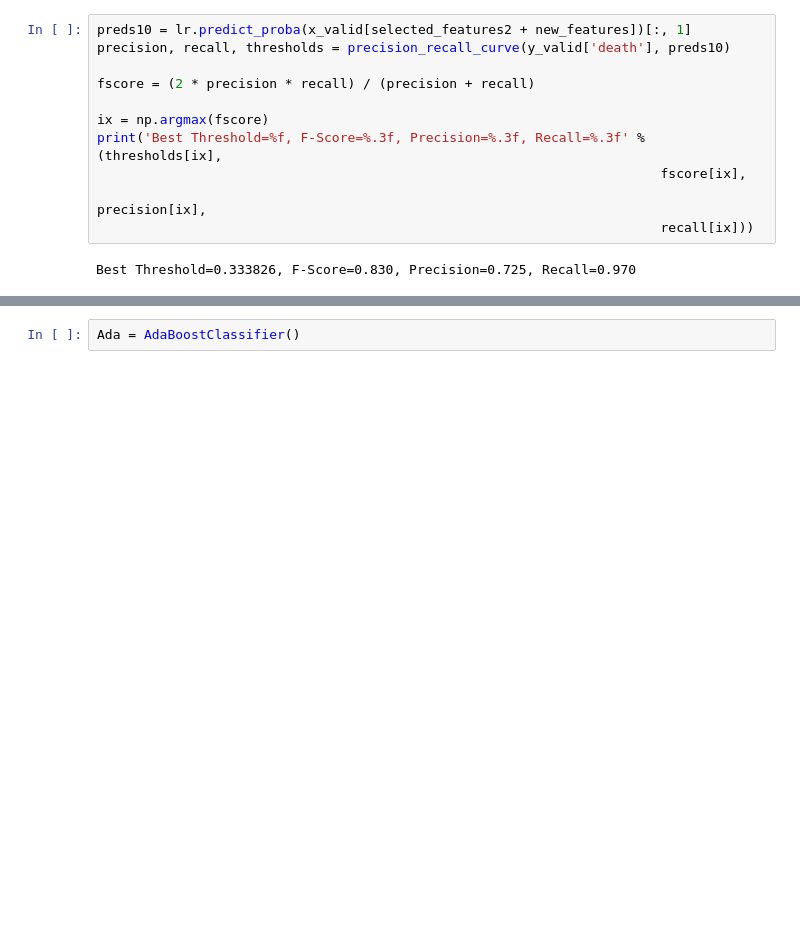
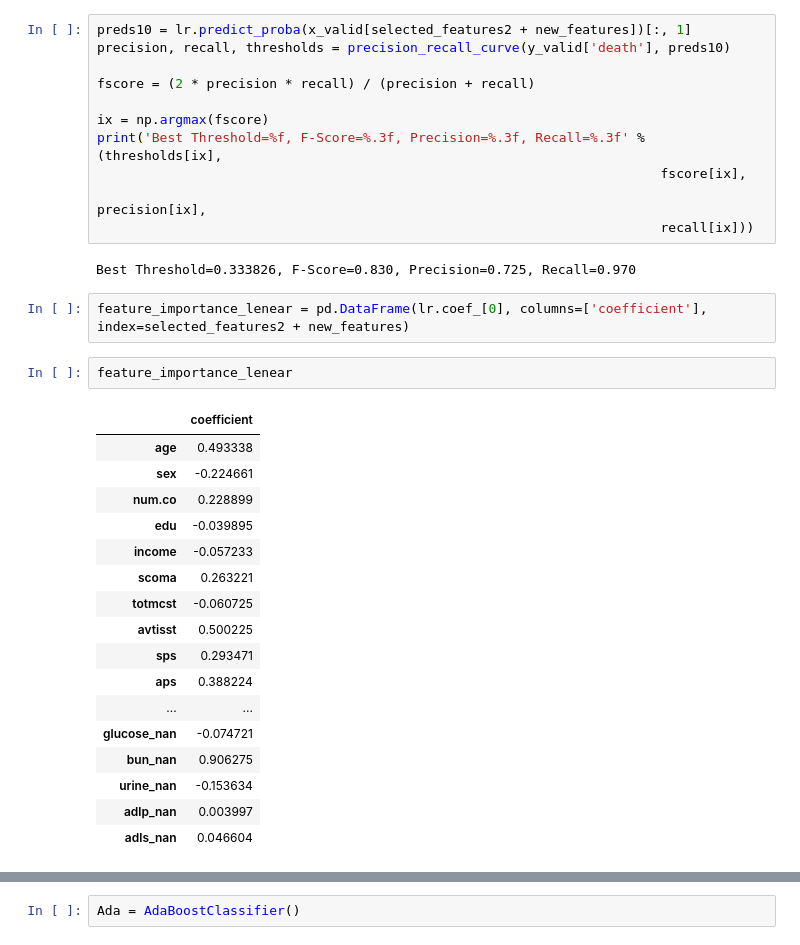
Before and after one commit to Elena-Lipets/PythonDS, a Jupyter notebook: Diplom/diplom(support).ipynb, the cells around one changed output, grey strips where cells are left out. Saved outputs shown, nothing was run; the diff lists cells and outputs as text; blank space fills up the shorter version.

```diff
--- a/Diplom/diplom(support).ipynb
+++ b/Diplom/diplom(support).ipynb
@@ -1230,3 +1216,25 @@ print('Best Threshold=%f, F-Score=%.3f, Precision=%.3f, Recall=%.3f' % (threshol
                                                                         recall[ix]))
 # %% [output]
 Best Threshold=0.333826, F-Score=0.830, Precision=0.725, Recall=0.970
+# %%
+feature_importance_lenear = pd.DataFrame(lr.coef_[0], columns=['coefficient'], index=selected_features2 + new_features)
+# %%
+feature_importance_lenear
+# %% [output]
+|  | coefficient |
+| age | 0.493338 |
+| sex | -0.224661 |
+| num.co | 0.228899 |
+| edu | -0.039895 |
+| income | -0.057233 |
+| scoma | 0.263221 |
+| totmcst | -0.060725 |
+| avtisst | 0.500225 |
+| sps | 0.293471 |
+| aps | 0.388224 |
+| ... | ... |
+| glucose_nan | -0.074721 |
+| bun_nan | 0.906275 |
+| urine_nan | -0.153634 |
+| adlp_nan | 0.003997 |
+| adls_nan | 0.046604 |
```
Also changed, not shown: parts of 10 cells of this notebook.
